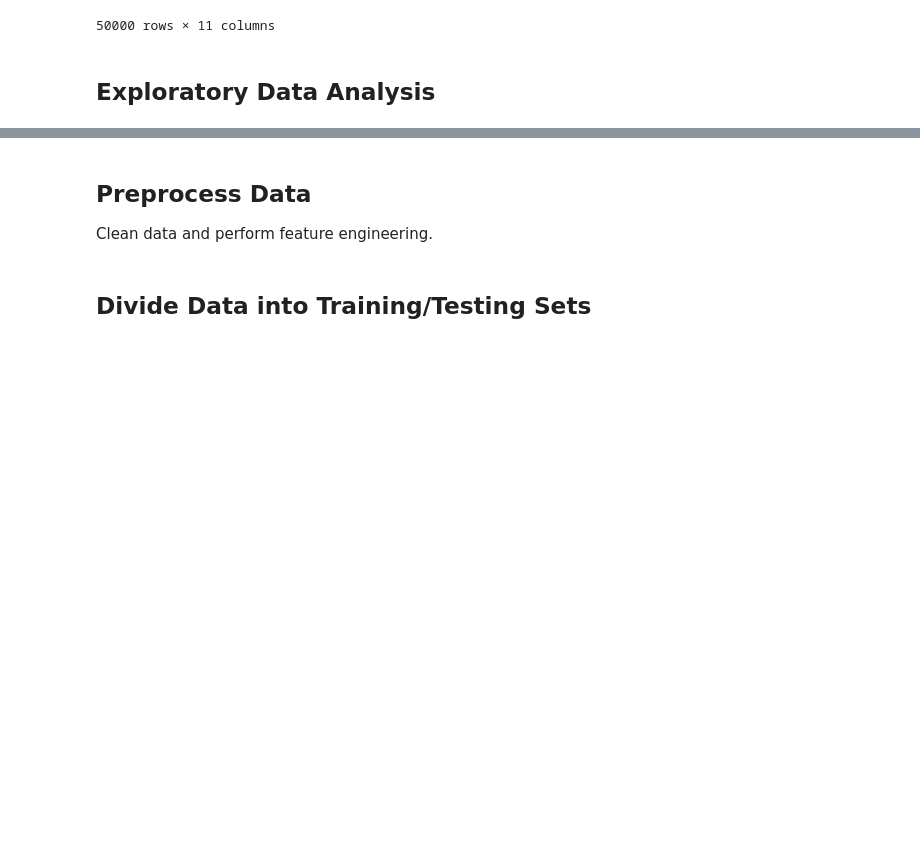
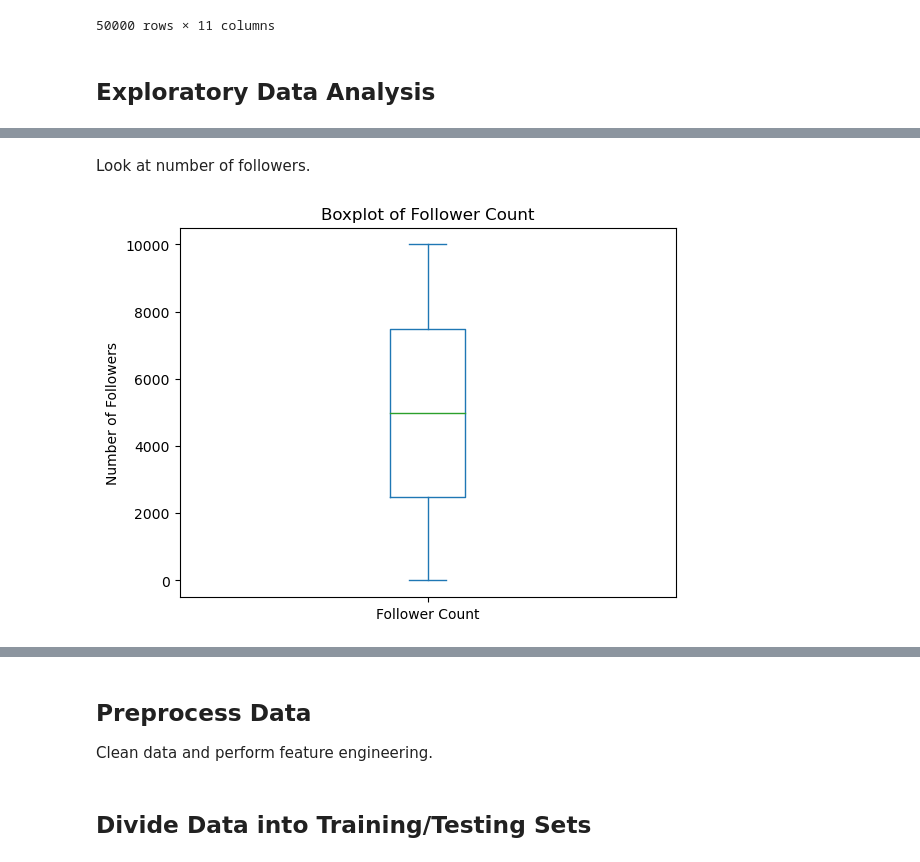
Before and after one commit to kaden-young/AppliedMLFinalProj, a Jupyter notebook: csc6621_final_project.ipynb, the cells around one changed output, grey strips where cells are left out. Drawn from its saved outputs; the diff is of its cells as text; code cells hidden in the pictures; blank space fills up the shorter version.

```diff
--- a/csc6621_final_project.ipynb
+++ b/csc6621_final_project.ipynb
@@ -32,0 +82,9 @@ df
+# %% [markdown]
+Look at number of followers.
+# %%
+df.plot.box(column='Follower Count')
+plt.title('Boxplot of Follower Count')
+plt.ylabel('Number of Followers')
+plt.show()
+# %% [output]
+[figure, added]
```
Also changed, not shown: parts of 19 cells of this notebook.
